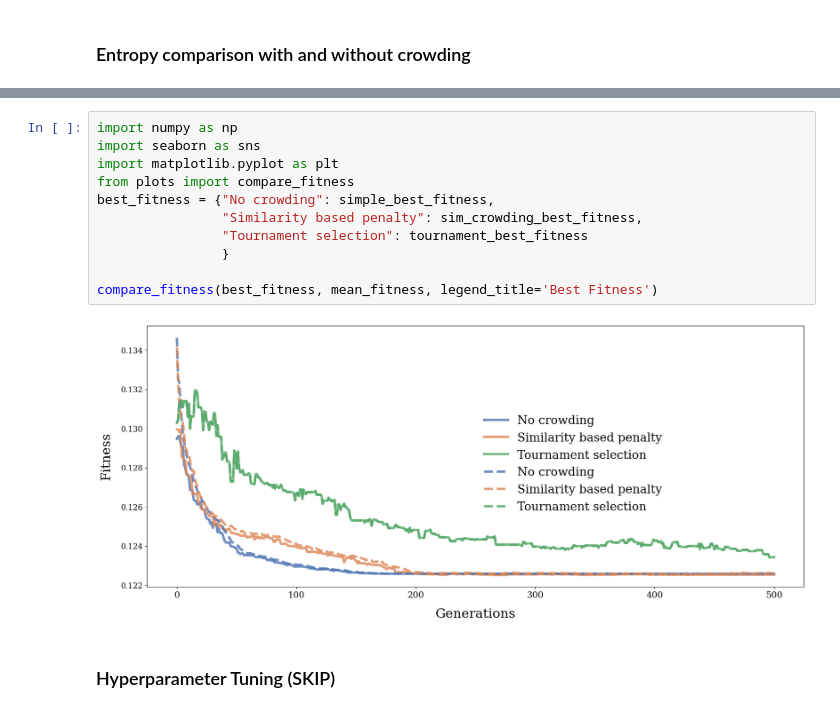
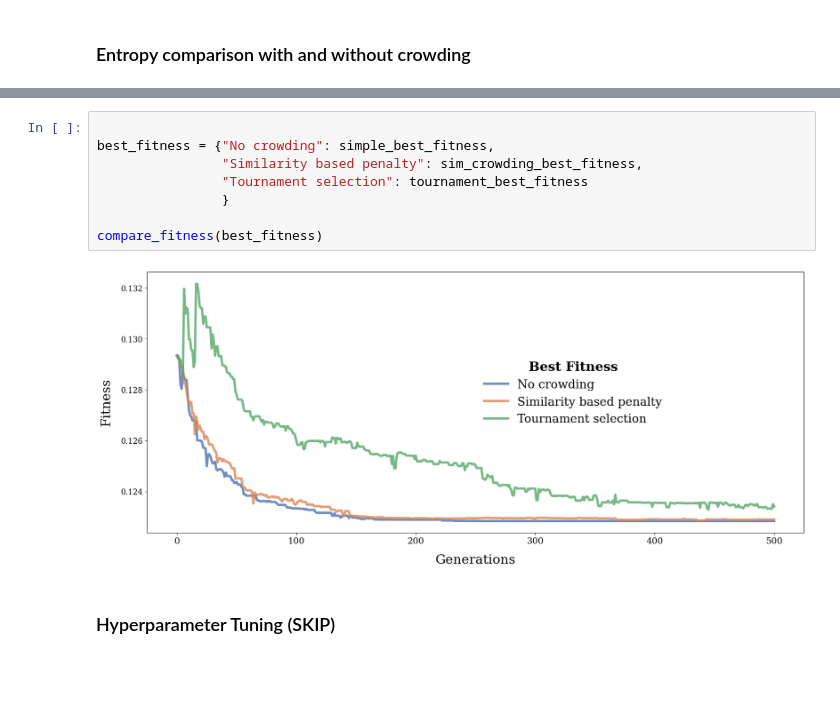
Before and after one commit to olavforland/IT3708, a Jupyter notebook: Project1/demo.ipynb, the cells around one changed output, grey strips where cells are left out. Saved outputs shown, nothing was run; the diff lists cells and outputs as text; blank space fills up the shorter version.

```diff
--- a/Project1/demo.ipynb
+++ b/Project1/demo.ipynb
@@ -139,16 +146,13 @@ plot_entropy(entropies)
 # %%
-import numpy as np
-import seaborn as sns
-import matplotlib.pyplot as plt
-from plots import compare_fitness
+
 best_fitness = {"No crowding": simple_best_fitness,
                 "Similarity based penalty": sim_crowding_best_fitness,
                 "Tournament selection": tournament_best_fitness
                 }
 
-compare_fitness(best_fitness, mean_fitness, legend_title='Best Fitness')
+compare_fitness(best_fitness)
 # %% [output]
-[figure, old version]
+[figure, new version]
 # %% [markdown]
 ### Hyperparameter Tuning (SKIP)
 # %%
```
Also changed, not shown: parts of 12 cells of this notebook, 3 other files.
